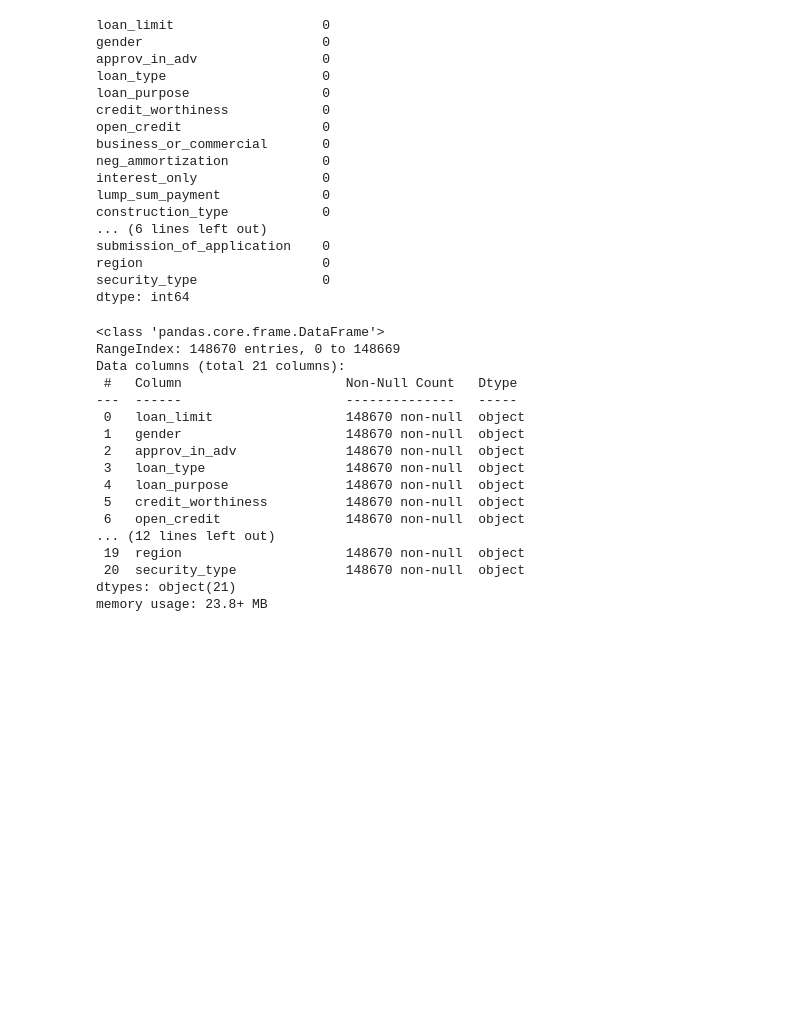
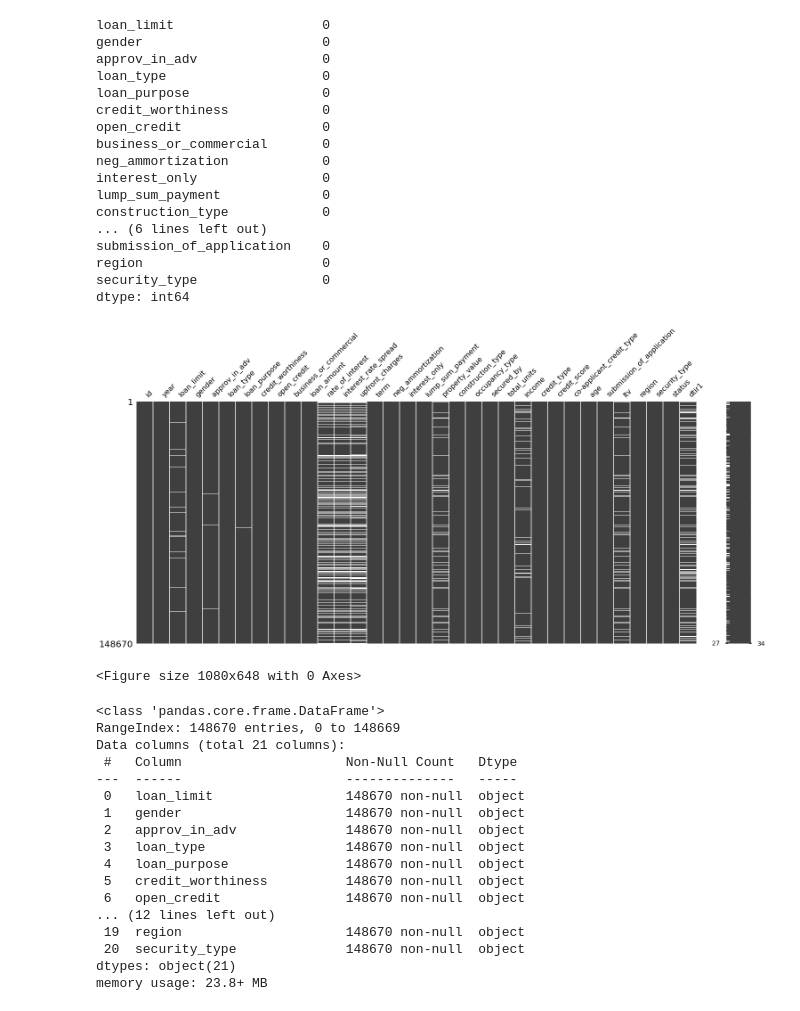
Before and after one commit to BAKSI5/Loan-Default, a Jupyter notebook: Capstone2_Data Wrangling.ipynb, the cells around one changed output. Drawn from its saved outputs; the diff is of its cells as text; code cells hidden in the pictures; blank space fills up the shorter version.

```diff
--- a/Capstone2_Data Wrangling.ipynb
+++ b/Capstone2_Data Wrangling.ipynb
@@ -326,6 +326,16 @@ submission_of_application    0
 region                       0
 security_type                0
 dtype: int64
+# %%
+import missingno as msno
+
+# Full dataframe visualization of null values
+msno.matrix(loan_data)
+plt.figure(figsize = (15,9))
+plt.show()
+# %% [output]
+[figure, added]
+<Figure size 1080x648 with 0 Axes>
 # %%
 loan_data_cat.info()
 # %% [output]
```
Also changed, not shown: parts of 2 cells of this notebook.
